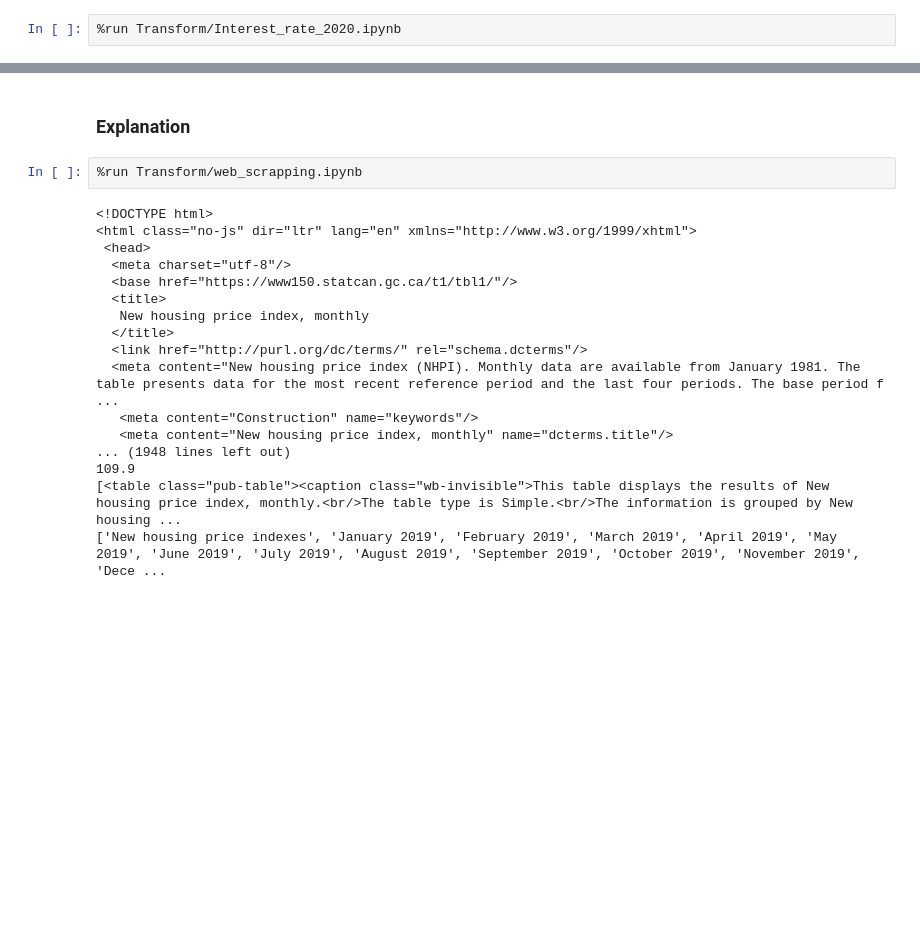
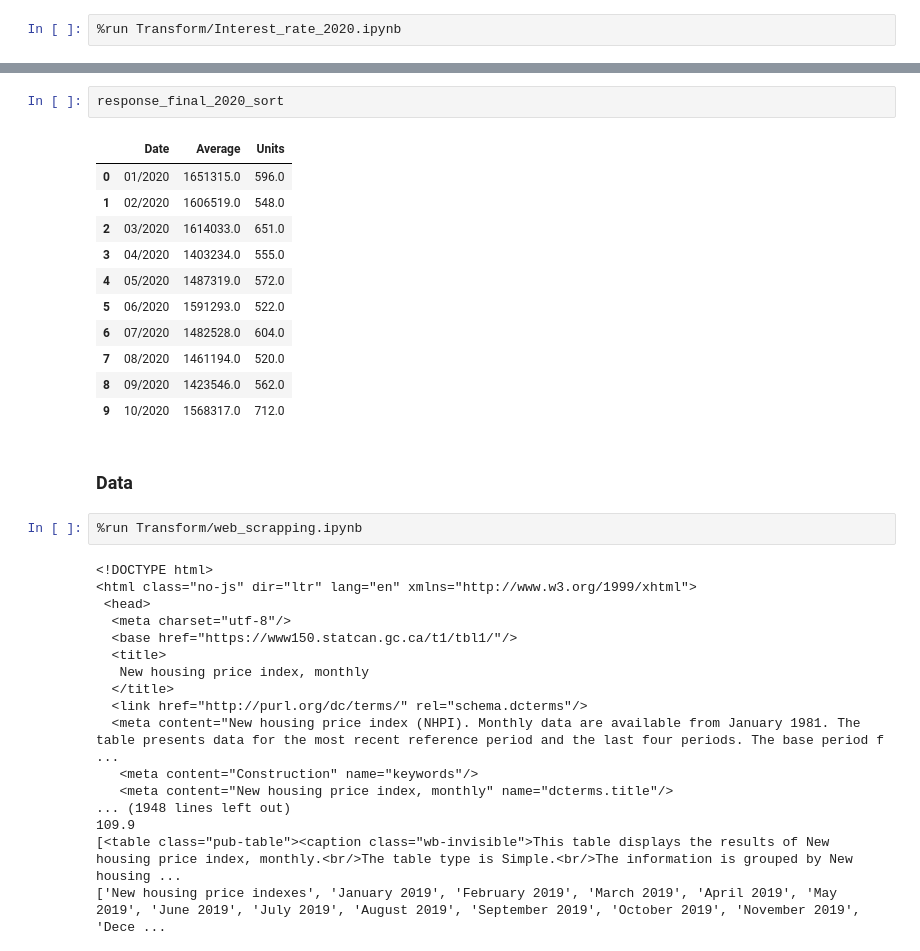
Before and after one commit to elubanska/ETL_project, a Jupyter notebook: Final_Notebook_Load.ipynb, the cells around one changed output, grey strips where cells are left out. Saved outputs shown, nothing was run; the diff lists cells and outputs as text; blank space fills up the shorter version.

```diff
--- a/Final_Notebook_Load.ipynb
+++ b/Final_Notebook_Load.ipynb
@@ -32,5 +189,19 @@ MortgageRate2019
+# %%
+response_final_2020_sort
+# %% [output]
+|  | Date | Average | Units |
+| 0 | 01/2020 | 1651315.0 | 596.0 |
+| 1 | 02/2020 | 1606519.0 | 548.0 |
+| 2 | 03/2020 | 1614033.0 | 651.0 |
+| 3 | 04/2020 | 1403234.0 | 555.0 |
+| 4 | 05/2020 | 1487319.0 | 572.0 |
+| 5 | 06/2020 | 1591293.0 | 522.0 |
+| 6 | 07/2020 | 1482528.0 | 604.0 |
+| 7 | 08/2020 | 1461194.0 | 520.0 |
+| 8 | 09/2020 | 1423546.0 | 562.0 |
+| 9 | 10/2020 | 1568317.0 | 712.0 |
 # %% [markdown]
-### Explanation
+### Data
 # %%
 %run Transform/web_scrapping.ipynb
 # %% [output]
```
Also changed, not shown: parts of 23 cells of this notebook.
